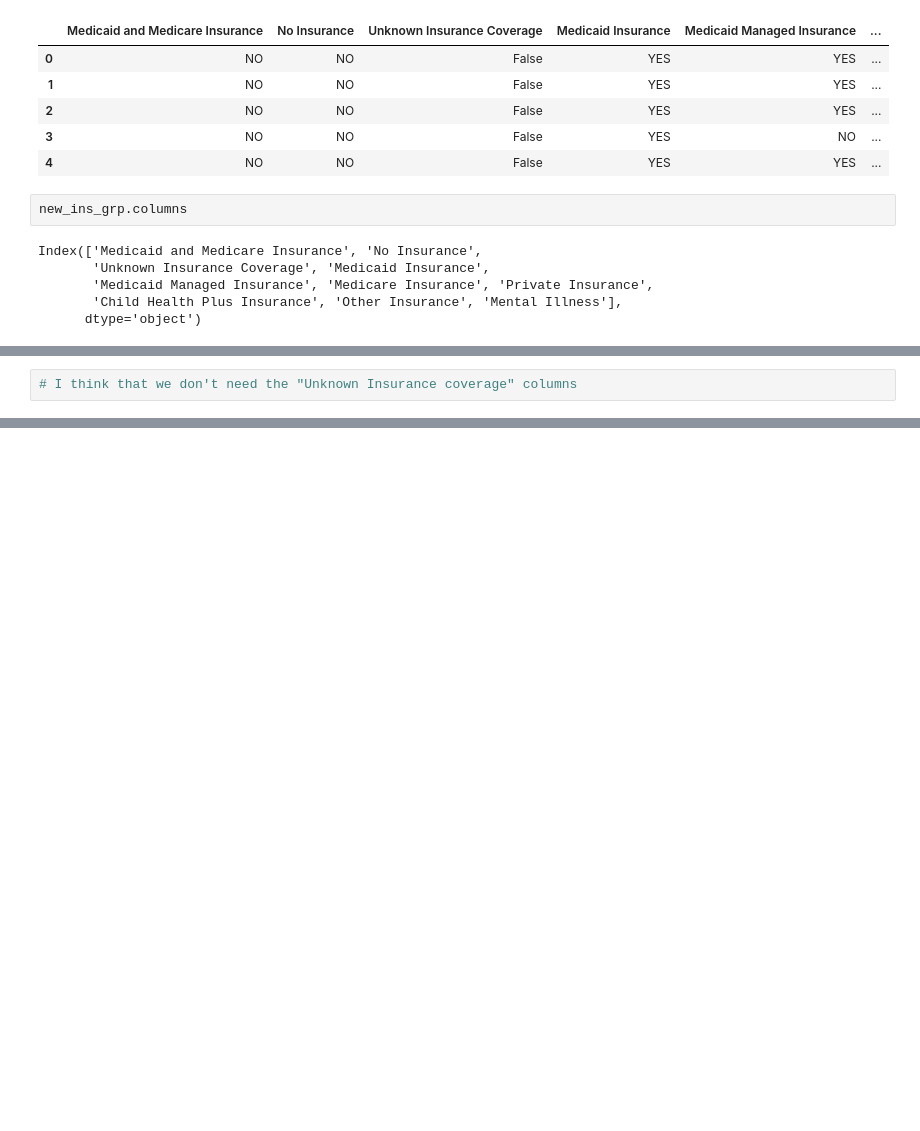
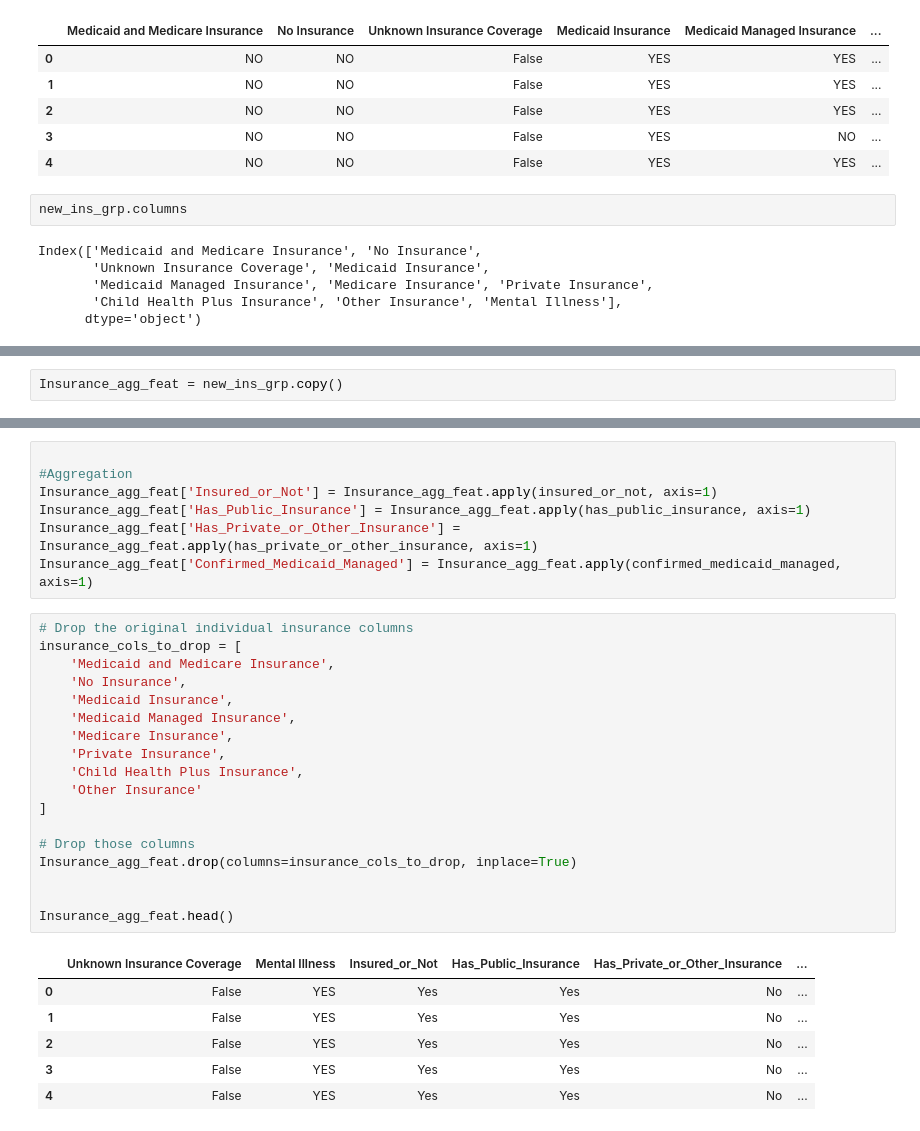
Before and after one commit to rdmouhouadi/Mental_Health_State_Prediction, a Jupyter notebook: Notebooks/Preliminary_EDA.ipynb, the cells around one changed output, grey strips where cells are left out. Drawn from its saved outputs; the diff is of its cells as text; blank space fills up the shorter version.

```diff
--- a/Notebooks/EDA_&_Data_Preprocessing.ipynb
+++ b/Notebooks/Preliminary_EDA.ipynb
@@ -1052,3 +1052,3 @@ All                  145728    25855  22534  194117
 ------------------------------------------------------------------------------------------
 # %%
-# I think that we don't need the "Unknown Insurance coverage" columns
+Insurance_agg_feat = new_ins_grp.copy()
@@ -1054,0 +1094,32 @@ All                  145728    25855  22534  194117
+# %%
+
+#Aggregation
+Insurance_agg_feat['Insured_or_Not'] = Insurance_agg_feat.apply(insured_or_not, axis=1)
+Insurance_agg_feat['Has_Public_Insurance'] = Insurance_agg_feat.apply(has_public_insurance, axis=1)
+Insurance_agg_feat['Has_Private_or_Other_Insurance'] = Insurance_agg_feat.apply(has_private_or_other_insurance, axis=1)
+Insurance_agg_feat['Confirmed_Medicaid_Managed'] = Insurance_agg_feat.apply(confirmed_medicaid_managed, axis=1)
+# %%
+# Drop the original individual insurance columns
+insurance_cols_to_drop = [
+    'Medicaid and Medicare Insurance',
+    'No Insurance',
+    'Medicaid Insurance',
+    'Medicaid Managed Insurance',
+    'Medicare Insurance',
+    'Private Insurance',
+    'Child Health Plus Insurance',
+    'Other Insurance'
+]
+
+# Drop those columns
+Insurance_agg_feat.drop(columns=insurance_cols_to_drop, inplace=True)
+
+
+Insurance_agg_feat.head()
+# %% [output]
+|  | Unknown Insurance Coverage | Mental Illness | Insured_or_Not | Has_Public_Insurance | Has_Private_or_Other_Insurance | ... |
+| 0 | False | YES | Yes | Yes | No | ... |
+| 1 | False | YES | Yes | Yes | No | ... |
+| 2 | False | YES | Yes | Yes | No | ... |
+| 3 | False | YES | Yes | Yes | No | ... |
+| 4 | False | YES | Yes | Yes | No | ... |
```
Also changed, not shown: parts of 4 cells of this notebook, 11 other files.
